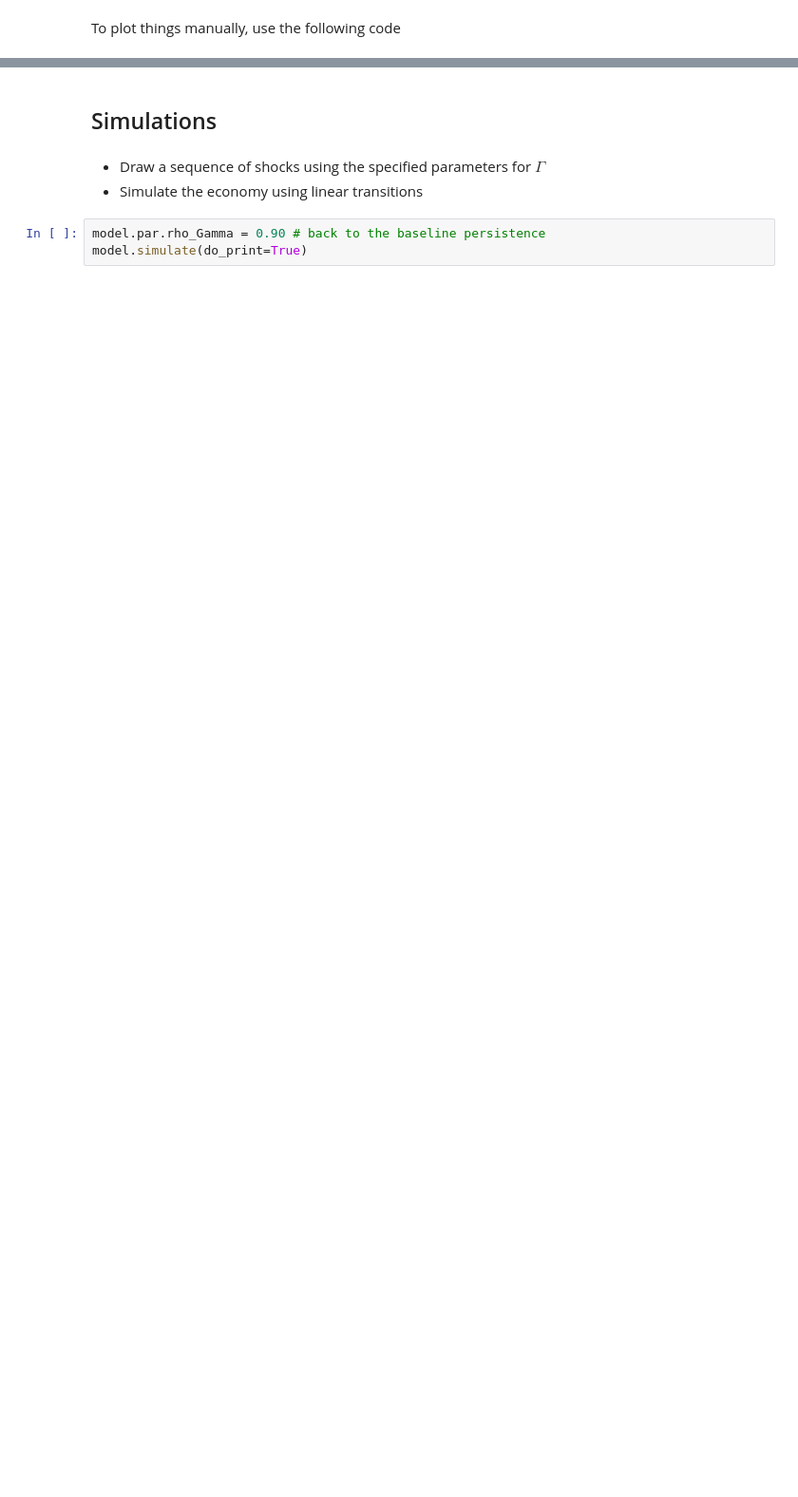
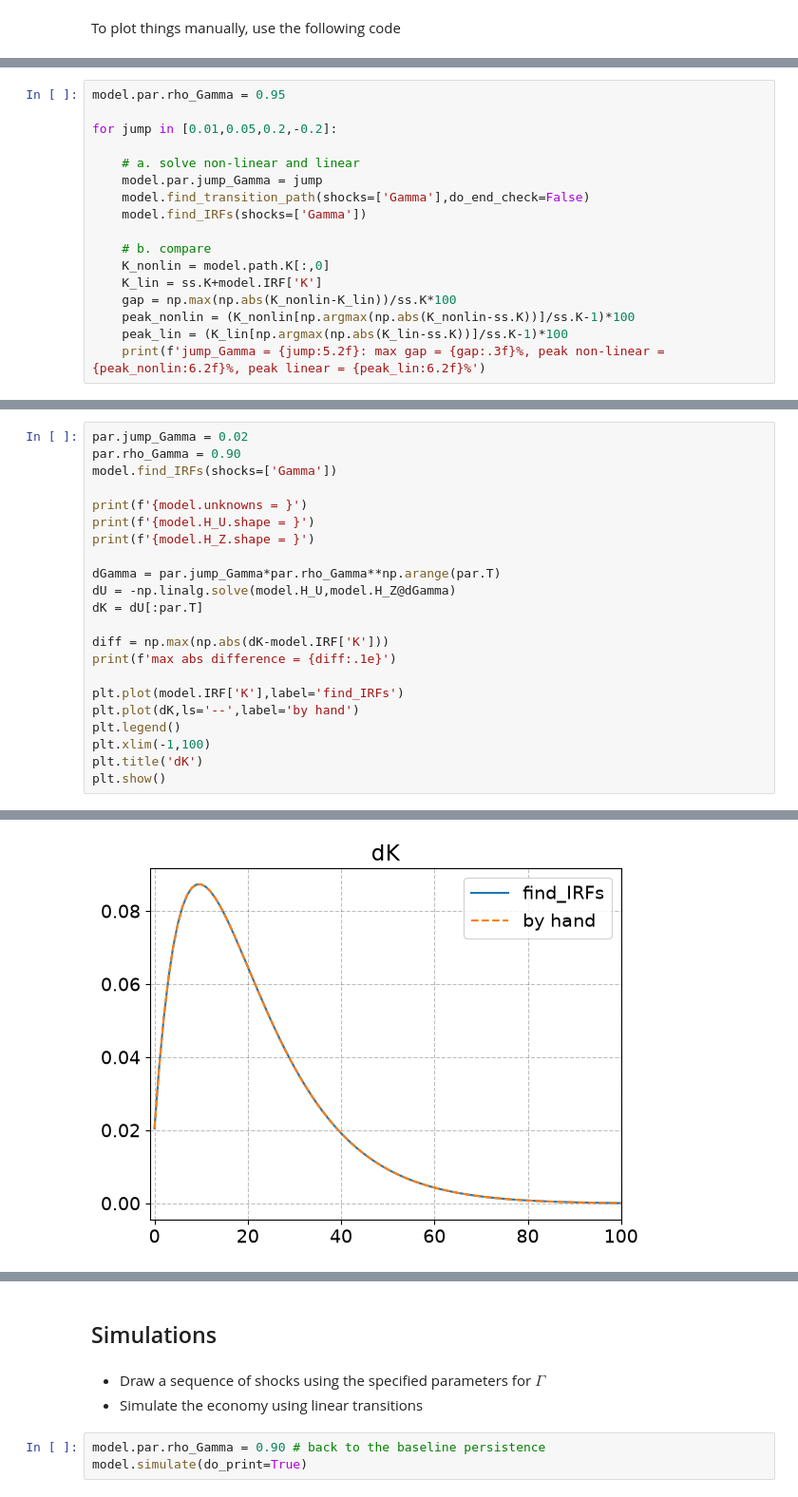
Before and after one commit to NumEconCopenhagen/AdvMacroHet, a Jupyter notebook: 05-06-Transition-Path/HANC-example/HANC.ipynb, the cells around one changed output, grey strips where cells are left out. Shown at 95% size. Drawn from its saved outputs; the diff is of its cells as text; blank space fills up the shorter version.

```diff
--- a/05-06-Transition-Path/HANC-example/HANC.ipynb
+++ b/05-06-Transition-Path/HANC-example/HANC.ipynb
@@ -594,0 +593,17 @@ plt.show()
+# %%
+model.par.rho_Gamma = 0.95
+
+for jump in [0.01,0.05,0.2,-0.2]:
+
+    # a. solve non-linear and linear
+    model.par.jump_Gamma = jump
+    model.find_transition_path(shocks=['Gamma'],do_end_check=False)
+    model.find_IRFs(shocks=['Gamma'])
+
+    # b. compare
+    K_nonlin = model.path.K[:,0]
+    K_lin = ss.K+model.IRF['K']
+    gap = np.max(np.abs(K_nonlin-K_lin))/ss.K*100
+    peak_nonlin = (K_nonlin[np.argmax(np.abs(K_nonlin-ss.K))]/ss.K-1)*100
+    peak_lin = (K_lin[np.argmax(np.abs(K_lin-ss.K))]/ss.K-1)*100
+    print(f'jump_Gamma = {jump:5.2f}: max gap = {gap:.3f}%, peak non-linear = {peak_nonlin:6.2f}%, peak linear = {peak_lin:6.2f}%')
@@ -594,0 +633,23 @@ plt.show()
+# %%
+par.jump_Gamma = 0.02
+par.rho_Gamma = 0.90
+model.find_IRFs(shocks=['Gamma'])
+
+print(f'{model.unknowns = }')
+print(f'{model.H_U.shape = }')
+print(f'{model.H_Z.shape = }')
+
+dGamma = par.jump_Gamma*par.rho_Gamma**np.arange(par.T)
+dU = -np.linalg.solve(model.H_U,model.H_Z@dGamma)
+dK = dU[:par.T]
+
+diff = np.max(np.abs(dK-model.IRF['K']))
+print(f'max abs difference = {diff:.1e}')
+
+plt.plot(model.IRF['K'],label='find_IRFs')
+plt.plot(dK,ls='--',label='by hand')
+plt.legend()
+plt.xlim(-1,100)
+plt.title('dK')
+plt.show()
+# %% [output]
@@ -594,0 +660 @@ plt.show()
+[figure, added]
```
Also changed, not shown: parts of 18 cells of this notebook, 10 other files.
